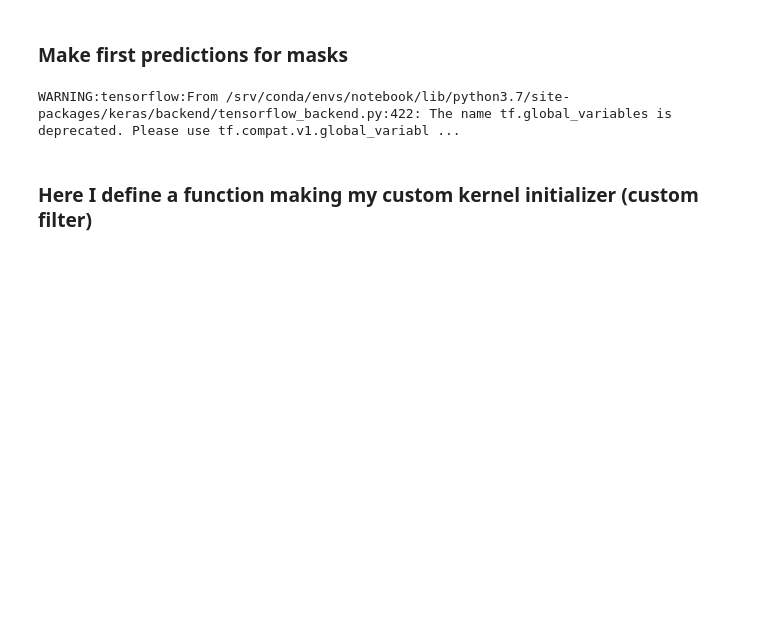
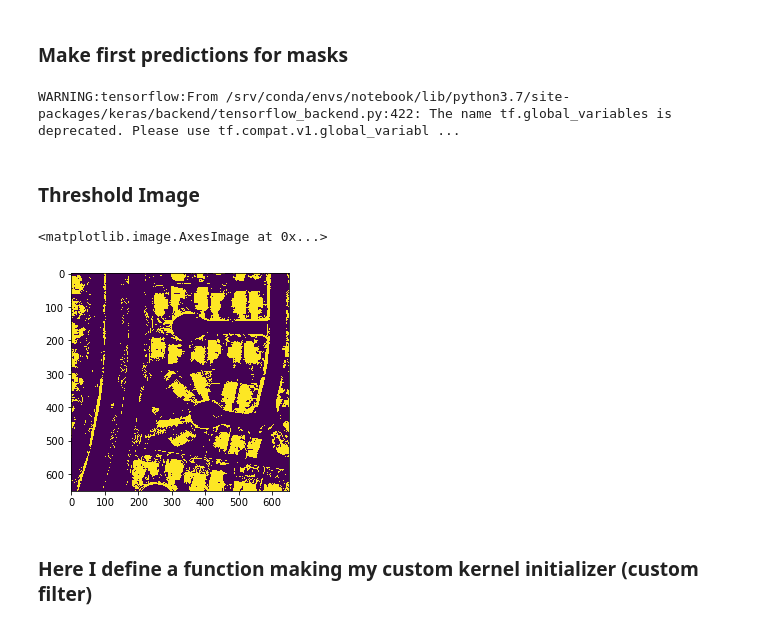
Before and after one commit to wp-cdas/UNet-Humphries, a Jupyter notebook: Edge_Detect_Filter.ipynb, the cells around one changed output. Cells and saved outputs as stored; diff of their text form; code cells hidden in the pictures; blank space fills up the shorter version.

```diff
--- a/Edge_Detect_Filter.ipynb
+++ b/Edge_Detect_Filter.ipynb
@@ -42,3 +62,14 @@ WARNING:tensorflow:From /srv/conda/envs/notebook/lib/python3.7/site-packages/ker
+# %% [markdown]
+### Threshold Image
+# %%
+img = cv2.imread('pred.png',0)
+
+ret,thr = cv2.threshold(img,0,255,cv2.THRESH_BINARY+cv2.THRESH_OTSU)
+# %%
+plt.imshow(thr)
+# %% [output]
+<matplotlib.image.AxesImage at 0x...>
+[figure, added]
 # %% [markdown]
 ### Here I define a function making my custom kernel initializer (custom filter)
 # %%
```
Also changed, not shown: parts of 7 cells of this notebook, 1 other file.
